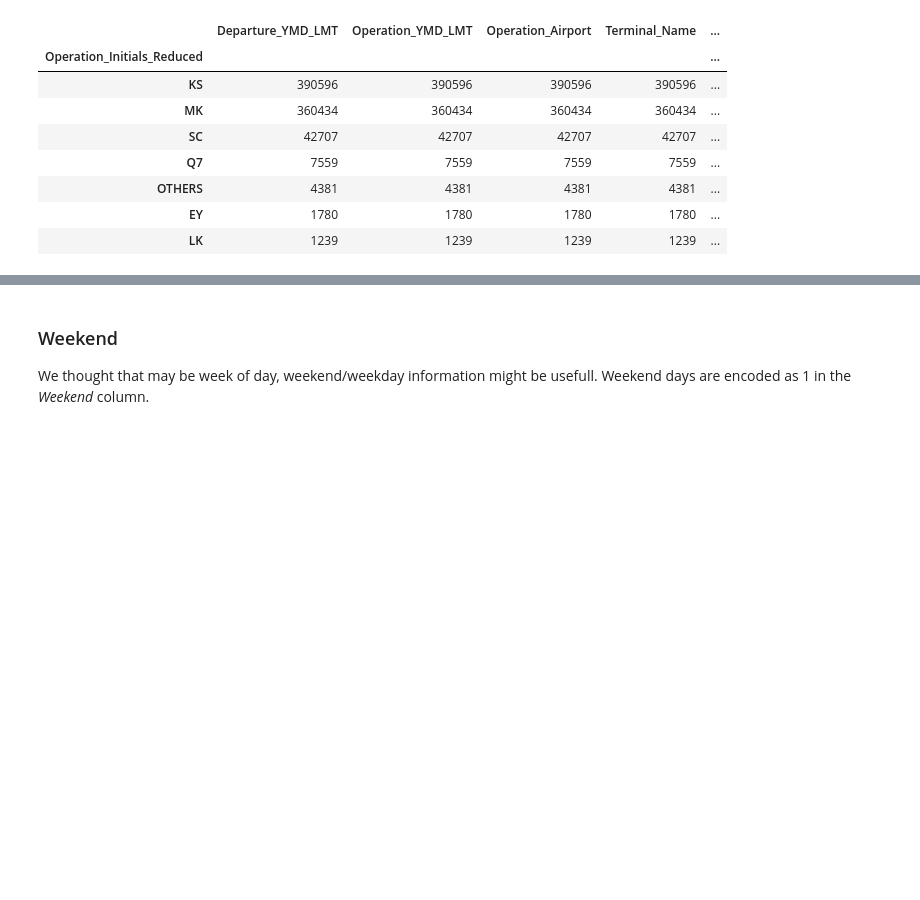
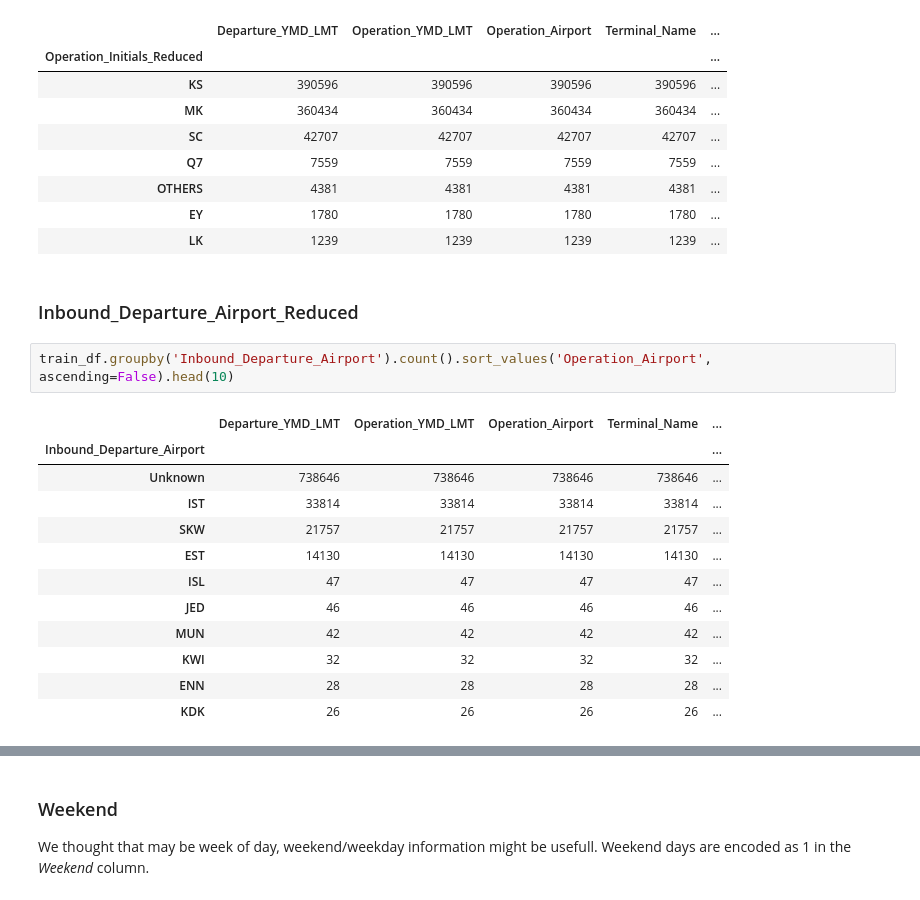
Before and after one commit to duyqu-chan/THY-Travel-Datathon, a Jupyter notebook: TravelDatathon_preselection_24082019.ipynb, the cells around one changed output, grey strips where cells are left out. Drawn from its saved outputs; the diff is of its cells as text; blank space fills up the shorter version.

```diff
--- a/TravelDatathon_preselection_24082019.ipynb
+++ b/TravelDatathon_preselection_24082019.ipynb
@@ -757,3 +757,20 @@ train_df.groupby('Operation_Initials_Reduced').count().sort_values('Operation_Ai
 | OTHERS | 4381 | 4381 | 4381 | 4381 | ... |
 | EY | 1780 | 1780 | 1780 | 1780 | ... |
 | LK | 1239 | 1239 | 1239 | 1239 | ... |
+# %% [markdown]
+### Inbound_Departure_Airport_Reduced
+# %%
+train_df.groupby('Inbound_Departure_Airport').count().sort_values('Operation_Airport', ascending=False).head(10)
+# %% [output]
+|  | Departure_YMD_LMT | Operation_YMD_LMT | Operation_Airport | Terminal_Name | ... |
+| Inbound_Departure_Airport |  |  |  |  | ... |
+| Unknown | 738646 | 738646 | 738646 | 738646 | ... |
+| IST | 33814 | 33814 | 33814 | 33814 | ... |
+| SKW | 21757 | 21757 | 21757 | 21757 | ... |
+| EST | 14130 | 14130 | 14130 | 14130 | ... |
+| ISL | 47 | 47 | 47 | 47 | ... |
+| JED | 46 | 46 | 46 | 46 | ... |
+| MUN | 42 | 42 | 42 | 42 | ... |
+| KWI | 32 | 32 | 32 | 32 | ... |
+| ENN | 28 | 28 | 28 | 28 | ... |
+| KDK | 26 | 26 | 26 | 26 | ... |
```
Also changed, not shown: parts of 12 cells of this notebook.
